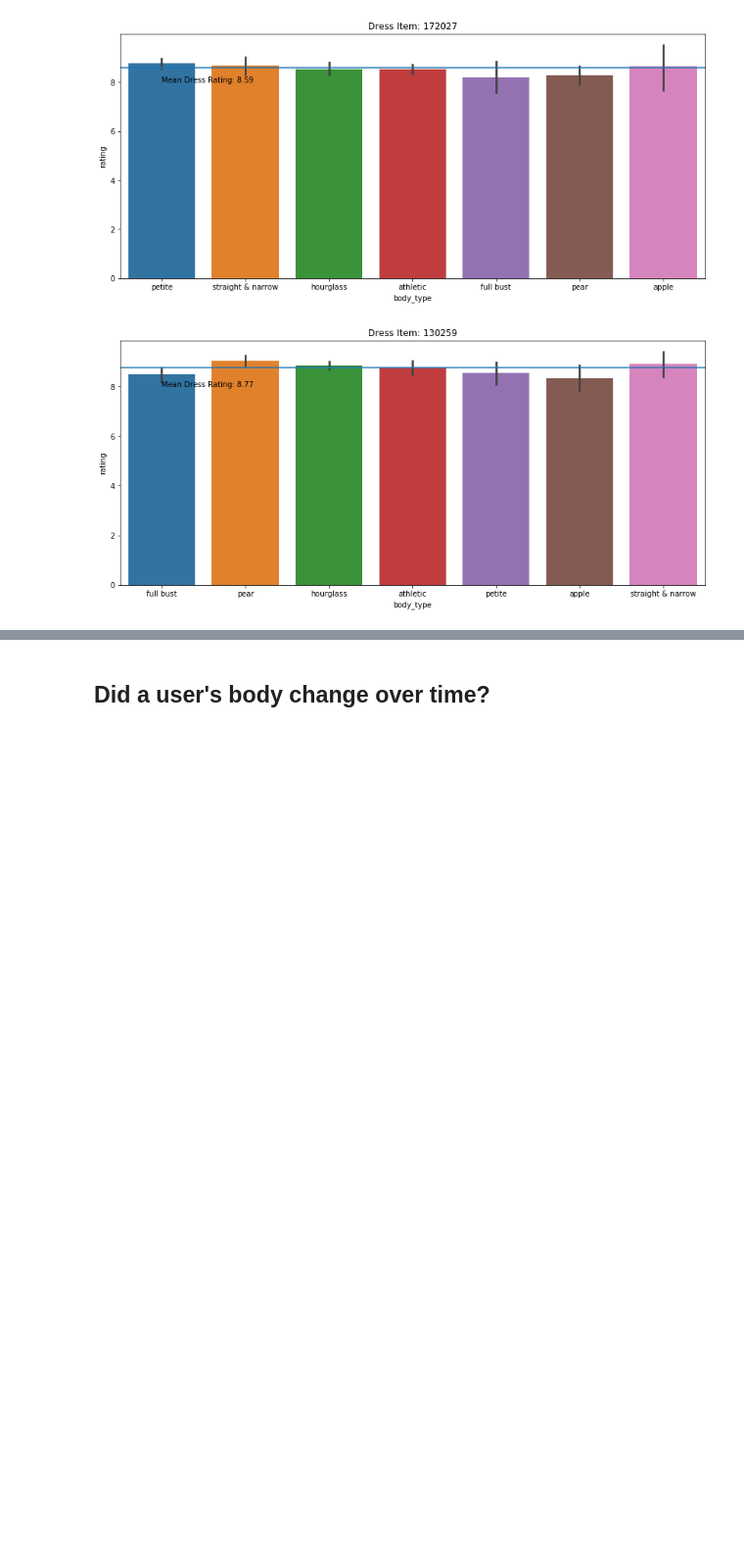
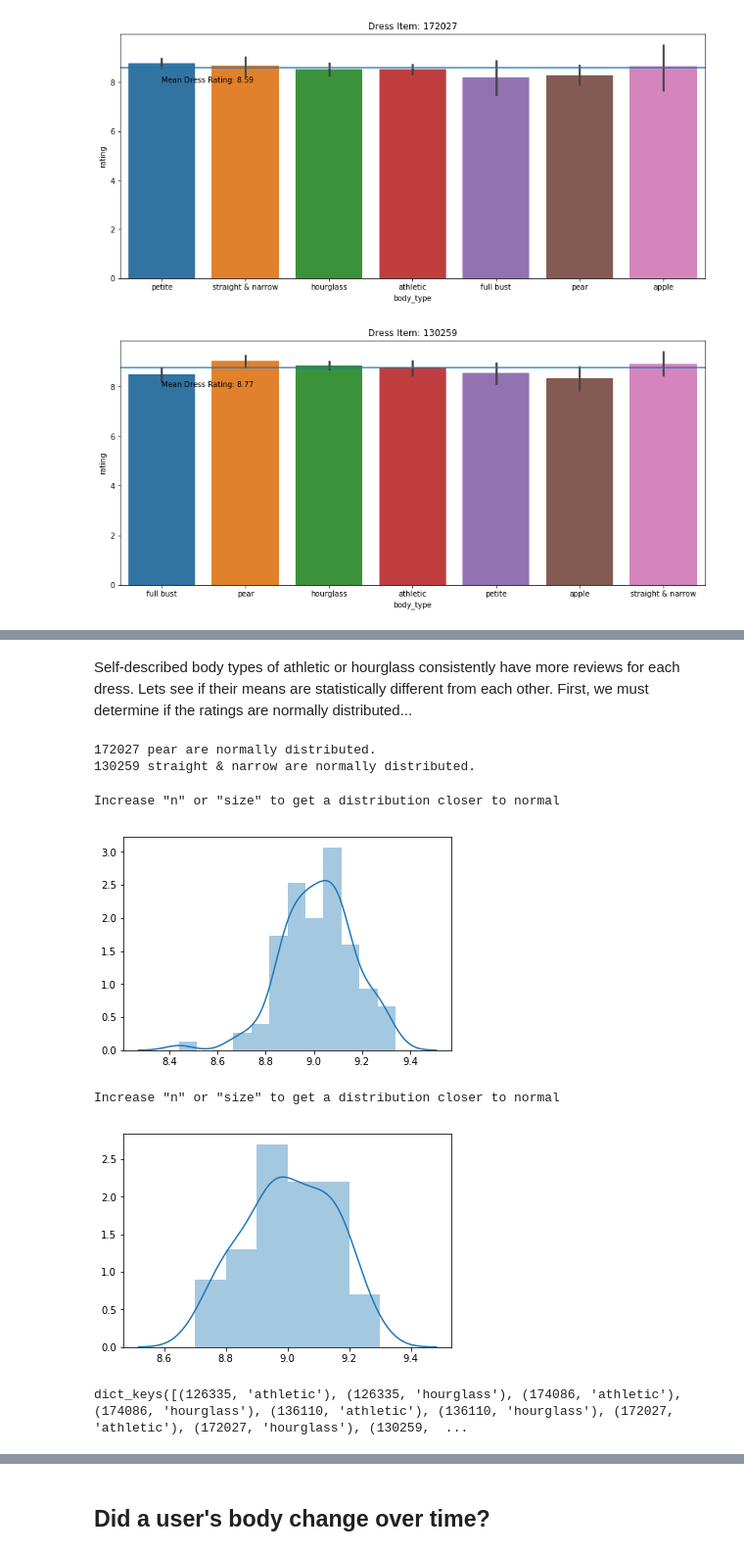
Before and after one commit to CliffordBridges/Whose-Clothes-Fit-Well, a Jupyter notebook: RTR_Analysis.ipynb, the cells around one changed output, grey strips where cells are left out. Shown at 98% size. Cells and saved outputs as stored; diff of their text form; code cells hidden in the pictures; blank space fills up the shorter version.

Commit message:
Ran some Stats Tests

```diff
--- a/RTR_Analysis.ipynb
+++ b/RTR_Analysis.ipynb
@@ -12,6 +12,8 @@ import seaborn as sns
 rtr_data = pd.read_csv('rtr_clean.csv')
 # %%
 rtr_data.drop('Unnamed: 0', axis=1, inplace=True)
+# %%
+rtr_data.dropna(axis=0, subset=['rating'], inplace=True)
 # %%
 rtr_data.head()
 # %% [output]
@@ -177,0 +191,4 @@ for dress in top_5_most_reviewed_dresses:
+# %%
+for dress in top_5_most_reviewed_dresses:
+    for bodytype in rtr_body_types:
+        print(f'There are {len(rtr_data.loc[(rtr_data.item_id==dress)&(rtr_data.body_type==bodytype)])} users with {bodytype} body type and who reviewed dress {dress}.')
@@ -177,0 +213,43 @@ for dress in top_5_most_reviewed_dresses:
+# %% [markdown]
+Self-described body types of athletic or hourglass consistently have more reviews for each dress.
+Lets see if their means are statistically different from each other.
+First, we must determine if the ratings are normally distributed...
+# %%
+for dress in top_5_most_reviewed_dresses:
+    for bodytype in rtr_body_types:
+        k2, p = stats.normaltest(rtr_data.loc[(rtr_data.item_id==dress)&(rtr_data.body_type==bodytype)].rating)
+        if p>0.05:
+            print(dress, bodytype, 'are normally distributed.')
+# %% [output]
+172027 pear are normally distributed.
+130259 straight & narrow are normally distributed.
+# %%
+def resampling_func(item, bodytype, n, size):
+    df = rtr_data.loc[(rtr_data.item_id==item)&(rtr_data.body_type==bodytype)]
+
+    resamples = []
+    for i in range(n):
+        resamples.append(np.random.choice(df.dropna(axis=0, subset=['rating',]).rating, size=100))
+
+    means = [resamples[i].mean() for i in range(n)]
+    k2, p = stats.normaltest(means)
+    if p<=0.05:
+        print('Increase "n" or "size" to get a distribution closer to normal')
+        sns.distplot(means)
+        plt.show()
+        return p
+    else:
+        return means
+# %%
+new_samples = {}
+for dress in top_5_most_reviewed_dresses:
+    for bodytype in ['athletic', 'hourglass']:
+        new_samples[(dress, bodytype)] = resampling_func(dress, bodytype, 100, 30)
+
+new_samples.keys()
+# %% [output]
+Increase "n" or "size" to get a distribution closer to normal
+[figure, added]
+Increase "n" or "size" to get a distribution closer to normal
+[figure, added]
+dict_keys([(126335, 'athletic'), (126335, 'hourglass'), (174086, 'athletic'), (174086, 'hourglass'), (136110, 'athletic'), (136110, 'hourglass'), (172027, 'athletic'), (172027, 'hourglass'), (130259,  ...
```
Also changed, not shown: parts of 23 cells of this notebook.
